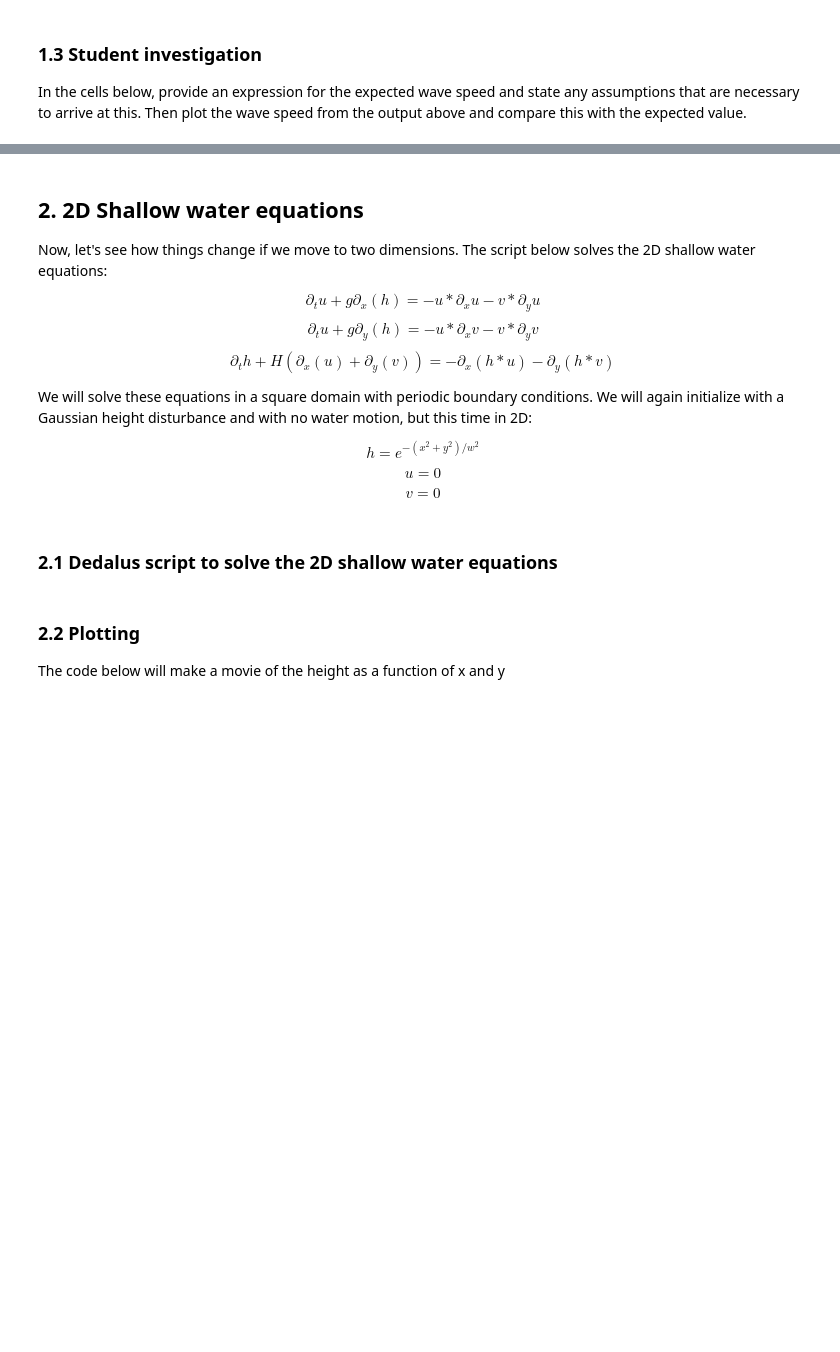
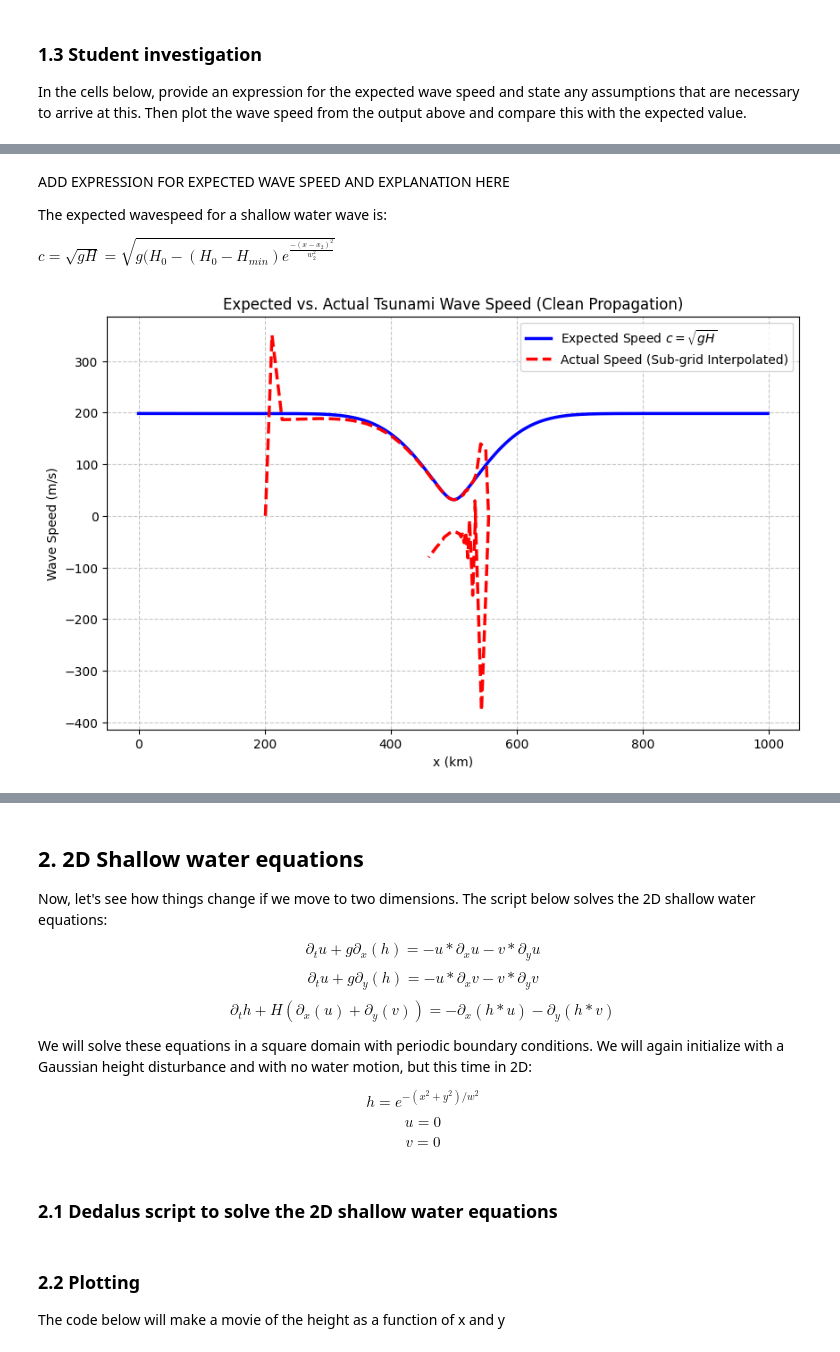
Before and after one commit to barneycevans/QCES, a Jupyter notebook: Project3_tsunami.ipynb, the cells around one changed output, grey strips where cells are left out. Drawn from its saved outputs; the diff is of its cells as text; code cells hidden in the pictures; blank space fills up the shorter version.

```diff
--- a/Project3_tsunami.ipynb
+++ b/Project3_tsunami.ipynb
@@ -211,0 +290,79 @@ COMMENT ON RESULTS
+# %% [markdown]
+ADD EXPRESSION FOR EXPECTED WAVE SPEED AND EXPLANATION HERE
+
+The expected wavespeed for a shallow water wave is:
+
+$
+c =  \sqrt{gH}=\sqrt{g(H_0-(H_0-H_{min})e^{\frac{-(x-x_2)^2}{w_{2}^2}}}
+$
+# %%
+import numpy as np
+import matplotlib.pyplot as plt
+
+# 1. Compute expected wave speed c(x) = sqrt(g * H(x))
+H_x = H0 - (H0 - H_min) * np.exp(-(x - x2)**2.0 / w2**2.0)
+c_expected = np.sqrt(g * H_x)
+
+# 2. Extract actual wave speed with sub-grid interpolation
+peak_positions = []
+times = []
+
+for i, t in enumerate(t_save):
+    # Ignore the first 5 minutes to allow the initial wave to split cleanly
+    # and avoid the overlapping-peak numerical artifact.
+    if t < 0 * 60:
+        continue
+    # Track propagation up to 45 minutes to avoid boundary reflection issues
+    if t > 90 * 60:
+        break
+    h_profile = h_save[i, :]
+
+    # Search for the peak to the right of the initial perturbation (x > 200 km)
+    search_idx = np.where(x > x1)[0]
+    if len(search_idx) > 2:
+        # Local grid index of maximum
+        local_peak_idx = np.argmax(h_profile[search_idx])
+        global_peak_idx = search_idx[local_peak_idx]
+
+        # Perform quadratic sub-grid interpolation if not at the boundaries of the search
+        if 0 < local_peak_idx < len(search_idx) - 1:
+            idx = global_peak_idx
+            # Fit a parabola y = Ax^2 + Bx + C through three points
+            x_pts = x[idx-1:idx+2]
+            y_pts = h_profile[idx-1:idx+2]
+            poly = np.polyfit(x_pts, y_pts, 2)
+            # Peak is at -B / (2A)
+            fine_peak_pos = -poly[1] / (2.0 * poly[0])
+            peak_positions.append(fine_peak_pos)
+        else:
+            peak_positions.append(x[global_peak_idx])
+        times.append(t)
+
+peak_positions = np.array(peak_positions)
+times = np.array(times)
+
+# # Smooth the peak positions to reduce remaining grid-scale noise
+# from scipy.signal import savgol_filter
+# if len(peak_positions) > 5:
+#     smoothed_peaks = savgol_filter(peak_positions, window_length=5, polyorder=2)
+# else:
+#     smoothed_peaks = peak_positions
+
+# Calculate wave speed using finite differences: dx / dt
+dx_peak = np.diff(peak_positions)
+dt_peak = np.diff(times)
+actual_speed = dx_peak / dt_peak
+actual_speed_positions = 0.5 * (peak_positions[:-1] + peak_positions[1:])
+
+# 3. Plot the comparison
+plt.figure(figsize=(10, 6))
+plt.plot(x / kilometer, c_expected, 'b-', label='Expected Speed $c = \sqrt{gH}$', lw=2.5)
+plt.plot(actual_speed_positions / kilometer, actual_speed, 'r--', label='Actual Speed (Sub-grid Interpolated)', lw=2.5)
+plt.xlabel('x (km)')
+plt.ylabel('Wave Speed (m/s)')
+plt.title('Expected vs. Actual Tsunami Wave Speed (Clean Propagation)')
+plt.grid(True, linestyle='--', alpha=0.7)
+plt.legend()
+plt.show()
+# %% [output]
+[figure, added]
```
Also changed, not shown: parts of 9 cells of this notebook.
